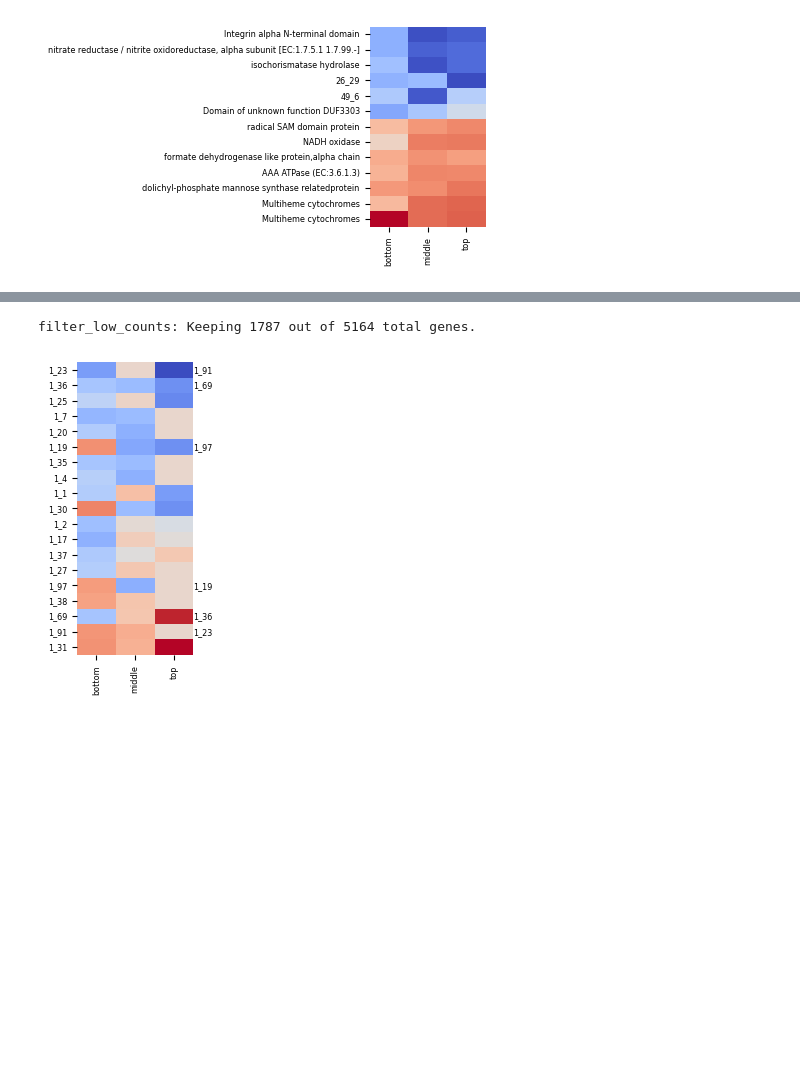
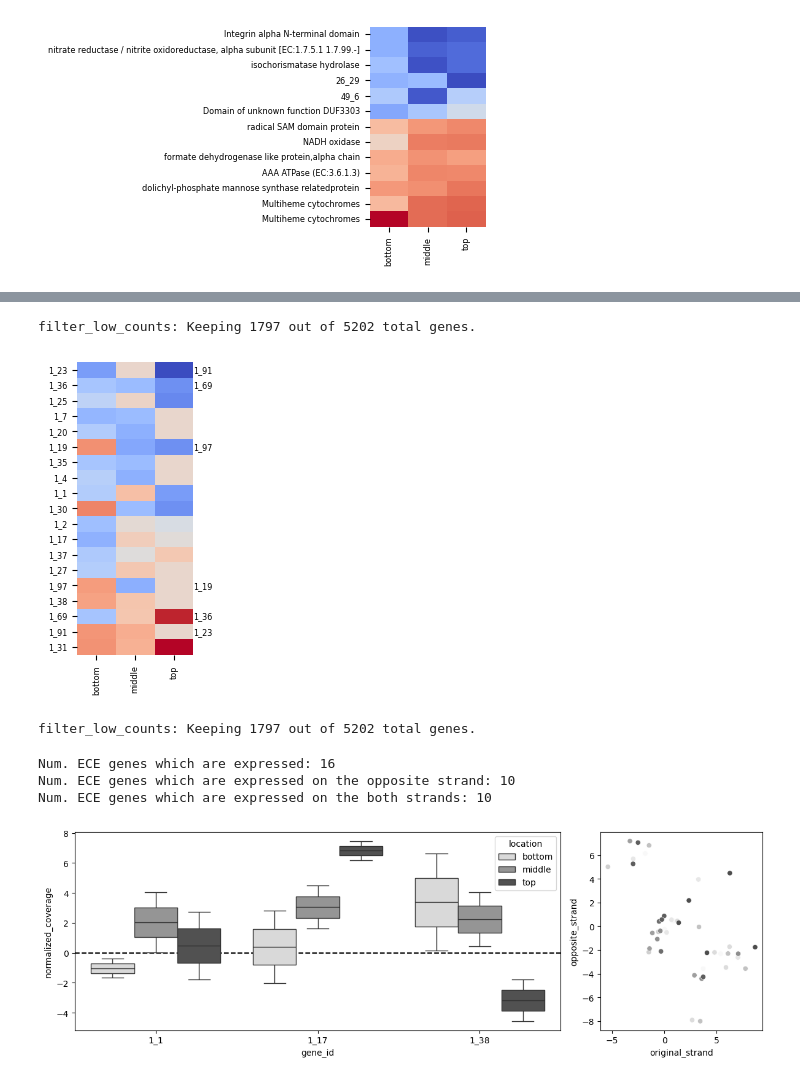
Before and after one commit to pipparichter/banfield, a Jupyter notebook: notebooks/sandbox-5.ipynb, the cells around one changed output, grey strips where cells are left out. Saved outputs shown, nothing was run; the diff lists cells and outputs as text; code cells hidden in the pictures; blank space fills up the shorter version.

```diff
--- a/notebooks/sandbox-5.ipynb
+++ b/notebooks/sandbox-5.ipynb
@@ -44,6 +96,6 @@ def filter_low_counts(metat_df, min_count:int=5, min_samples:int=3):
 # %%
 metat_df = metat_load()
-metat_df = metat_df[metat_df.target_name != 'ece_26_1334_all_orfs'].copy()
+metat_df = metat_df[~metat_df.target_name.isin(['ece_26_1334_all_orfs', 'ece_26_1334_rev'])].copy()
 metat_df['id'] = [f'{target_name}_{gene_id}' for target_name, gene_id in zip(metat_df.target_name, metat_df.gene_id)]
 metat_df = filter_low_counts(metat_df)
 # %% [output]
@@ -425,7 +363,7 @@ metat_df = filter_low_counts(metat_df, min_count=3)
 ece_remove_gene_ids = [f'1_{i}' for i in range(39, 67)]
 metat_df = metat_df[~metat_df.gene_id.isin(ece_remove_gene_ids)].copy()
 
-ece_metat_df = metat_df[metat_df.target_name.str.contains(ece_id)].copy() # Should include the weird ones on the opposite strand.
+ece_metat_df = metat_df[metat_df.target_name.isin([ece_id, f'{ece_id}_all_orfs'])].copy() # Should include the weird ones on the opposite strand.
 ece_metat_df = ece_metat_df.drop_duplicates(['sample_name', 'gene_id'])
 ece_metat_df = get_clr_normalization(ece_metat_df)
 ece_diff_df = get_differential_expression(ece_metat_df)
@@ -433,7 +371,7 @@ ece_diff_df = get_differential_expression(ece_metat_df)
 
 # plot_differential_expression(ece_diff_df[ece_diff_df.consistent], consistent_regulation=False)
 # plot_differential_expression(ece_diff_df[~ece_diff_df.consistent], consistent_regulation=False)
-ax = plot_differential_expression(ece_diff_df)
+ax, _ = plot_differential_expression(ece_diff_df)
 
 x_max = ax.get_xlim()[-1]
 for label, y_tick in zip(ax.get_yticklabels(), ax.get_yticks()):
@@ -442,13 +380,71 @@ for label, y_tick in zip(ax.get_yticklabels(), ax.get_yticks()):
     ax.text(x_max, y_tick, ', '.join(overlap_gene_ids), fontsize='xx-small', va='center')
 plt.show()
 
-
-# Interesting that 1_1 expression profile is fairly different than that of the identical gene at the other terminus.
-# Results seem to point towards the ECE genes being up-regulated in low-nitrate conditions. It follows that there should be some
-# genes which are preferentially up-regulated in response to low nitrate (assuming the overall relative increase in transcription
-# is being driven by the same genes, which is what I would expect if the transcriptional increase is in response to the same stimulus.)
-
 # DNA polymerase is 1_20, which seems like it may be down-regulated in high-nitrate conditions.
+# Potential transcription factors are 1_1, 1_12, 1_17, 1_32
 # %% [output]
-filter_low_counts: Keeping 1787 out of 5164 total genes.
+filter_low_counts: Keeping 1797 out of 5202 total genes.
 [figure]
+# %%
+# And the absolute regulation of the ECE genes in each condition, as well as transcription from the reverse strand.
+metat_df = metat_load()
+metat_df['id'] = [f'{target_name}_{gene_id}' for target_name, gene_id in zip(metat_df.target_name, metat_df.gene_id)]
+metat_df = filter_low_counts(metat_df, min_count=3)
+
+ece_metat_df = metat_df[metat_df.target_name.isin([ece_id, f'{ece_id}_rev'])].copy() # Should include the weird ones on the opposite strand.
+ece_metat_df = ece_metat_df.drop_duplicates(['target_name', 'sample_name', 'gene_id'])
+# ece_metat_df = get_clr_normalization(ece_metat_df)
+ece_metat_df['reversed'] = ece_metat_df.target_name.str.contains('rev')
+# %% [output]
+filter_low_counts: Keeping 1797 out of 5202 total genes.
+# %%
+fig, (ax_a, ax_b) = plt.subplots(ncols=2, figsize=(12, 4), width_ratios=[0.75, 0.25])
+
+print('Num. ECE genes which are expressed:', ece_metat_df[~ece_metat_df.reversed].gene_id.nunique())
+print('Num. ECE genes which are expressed on the opposite strand:', ece_metat_df[ece_metat_df.reversed].gene_id.nunique())
+ids = np.intersect1d(ece_metat_df[ece_metat_df.reversed].gene_id.unique(), ece_metat_df[~ece_metat_df.reversed].gene_id.unique())
+print('Num. ECE genes which are expressed on the both strands:', len(ids))
+
+figure_df = ece_metat_df.copy()
+figure_df = figure_df[figure_df.sample_name.str.contains('2025')].copy()
+figure_df['nitrate'] = figure_df.sample_name.str.startswith('n')
+get_sample_location = lambda sample_name : re.search('top|bottom|middle', sample_name).group(0)
+figure_df['location'] = figure_df.sample_name.apply(get_sample_location)
+
+
+transcription_factor_ids = ['1_1', '1_12', '1_17', '1_32', '1_38']
+
+ax_df = figure_df[~figure_df.reversed].copy()
+ax_df = get_clr_normalization(ax_df)
+ax_df = ax_df[ax_df.gene_id.isin(transcription_factor_ids)].copy()
+ax_a.axhline(0, color='black', ls='--')
+# sns.boxplot(ax_df, x='gene_id', y='normalized_coverage', ax=ax_a, color='lightgray', showfliers=False)
+sns.boxplot(ax_df, x='gene_id', y='normalized_coverage', ax=ax_a, palette='Grays', hue='location', showfliers=False)
+# sns.stripplot(ax_df, x='gene_id', y='normalized_coverage', ax=ax_a, color='gray', s=3)
+
+
+# ax_df = ax_df[]
+ax_df = get_clr_normalization(figure_df)
+ax_df['reversed'] = np.where(ax_df.reversed, 'opposite_strand', 'original_strand')
+ax_df['id'] = [f'{row.sample_name}_{row.gene_id}' for row in ax_df.itertuples()]
+remove_ids = ax_df.groupby('id').apply(lambda df : np.all(df.read_count_original == 0), include_groups=False)
+remove_ids = remove_ids[remove_ids].index.values
+
+ax_df = ax_df[~ax_df['id'].isin(remove_ids)]
+ax_df = ax_df.pivot(columns='reversed', index=['gene_id', 'sample_name'], values='normalized_coverage')
+ax_df = ax_df.reset_index(drop=False)
+
+# ids = ['1_2', '1_17', '1_19', '1_23', '1_30', '1_31', '1_37', '1_38']
+sns.scatterplot(ax_df, x='original_strand', y='opposite_strand', hue='gene_id', legend=False, palette='Grays')
+# ax_b.set_yscale('log')
+# ax_b.set_xscale('log')
+fig.tight_layout()
+plt.show()
+
+# Using the normalized coverage could be problematic due to the fact that an overall decrease in the expression of ECE genes could look like
+# an increase in the expression of a particular gene, so need to be careful about what we can say from this.
+# %% [output]
+Num. ECE genes which are expressed: 16
+Num. ECE genes which are expressed on the opposite strand: 10
+Num. ECE genes which are expressed on the both strands: 10
+[figure, added]
```
Also changed, not shown: parts of 10 cells of this notebook, 7 other files.
